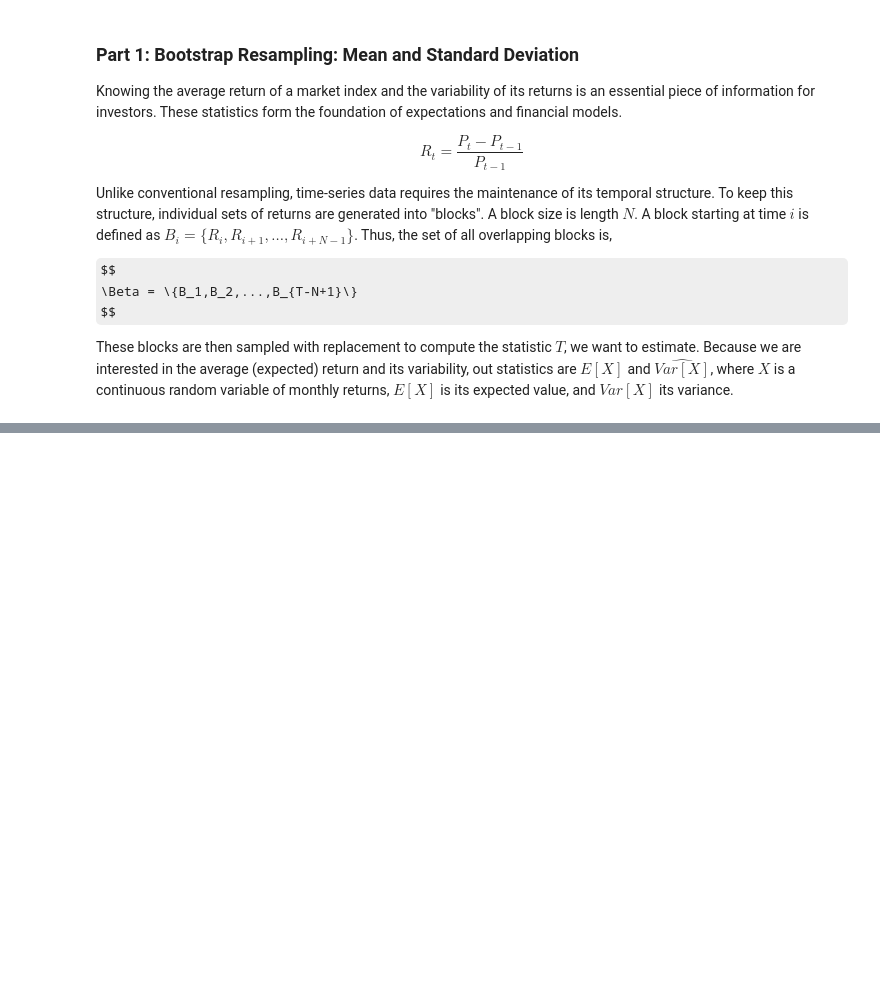
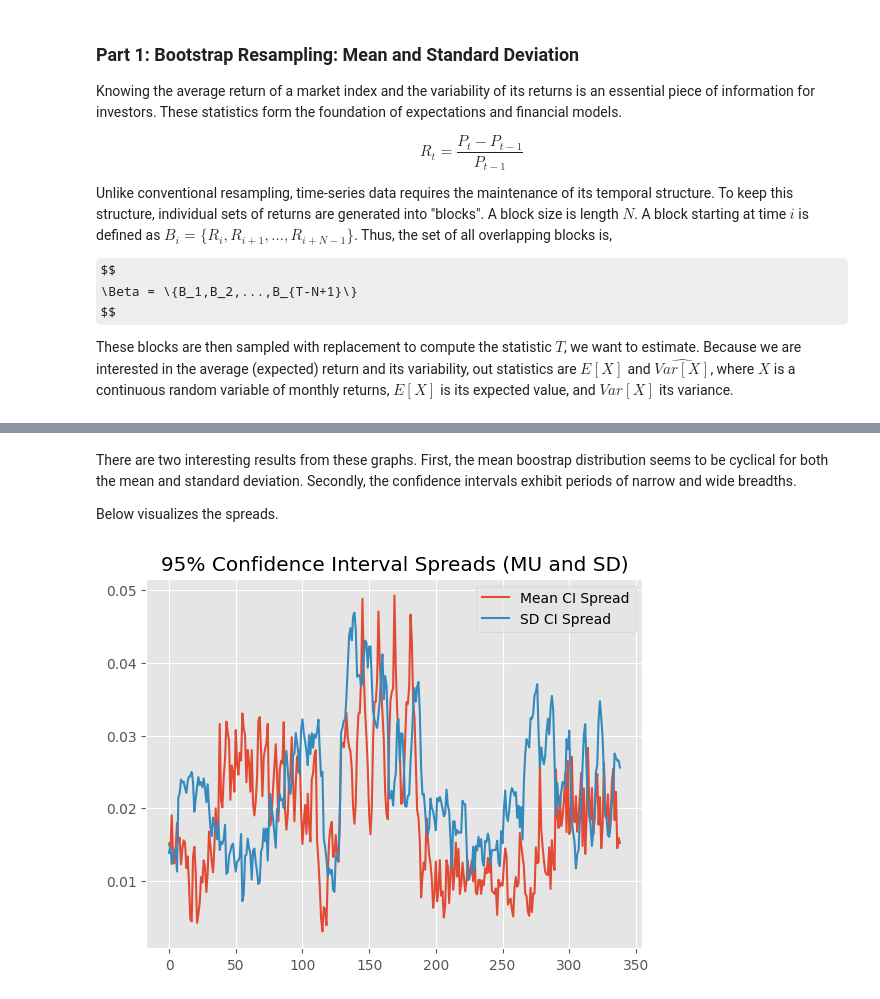
Before and after one commit to tzabilowicz/DataScience, a Jupyter notebook: bootstrap/spy_bootstrap.ipynb, the cells around one changed output, grey strips where cells are left out. Cells and saved outputs as stored; diff of their text form; code cells hidden in the pictures; some formulas as TeX source; blank space fills up the shorter version.

```diff
--- a/bootstrap/spy_bootstrap.ipynb
+++ b/bootstrap/spy_bootstrap.ipynb
@@ -196,0 +240,15 @@ Before generating position sizing rules, lets visually see how the bootstrap sam
+# %% [markdown]
+There are two interesting results from these graphs. First, the mean boostrap distribution seems to be cyclical for both the mean and standard deviation. Secondly, the confidence intervals exhibit periods of narrow and wide breadths.
+
+Below visualizes the spreads.
+# %%
+ci_mu_spread = np.array(ci_mu_upper) - np.array(ci_mu_lower)
+ci_sd_spread = np.array(ci_sd_upper) - np.array(ci_sd_lower)
+
+plt.plot(ci_mu_spread, label="Mean CI Spread")
+plt.plot(ci_sd_spread, label="SD CI Spread")
+plt.title("95% Confidence Interval Spreads (MU and SD)")
+plt.legend()
+plt.show()
+# %% [output]
+[figure, added]
```
Also changed, not shown: parts of 18 cells of this notebook.
